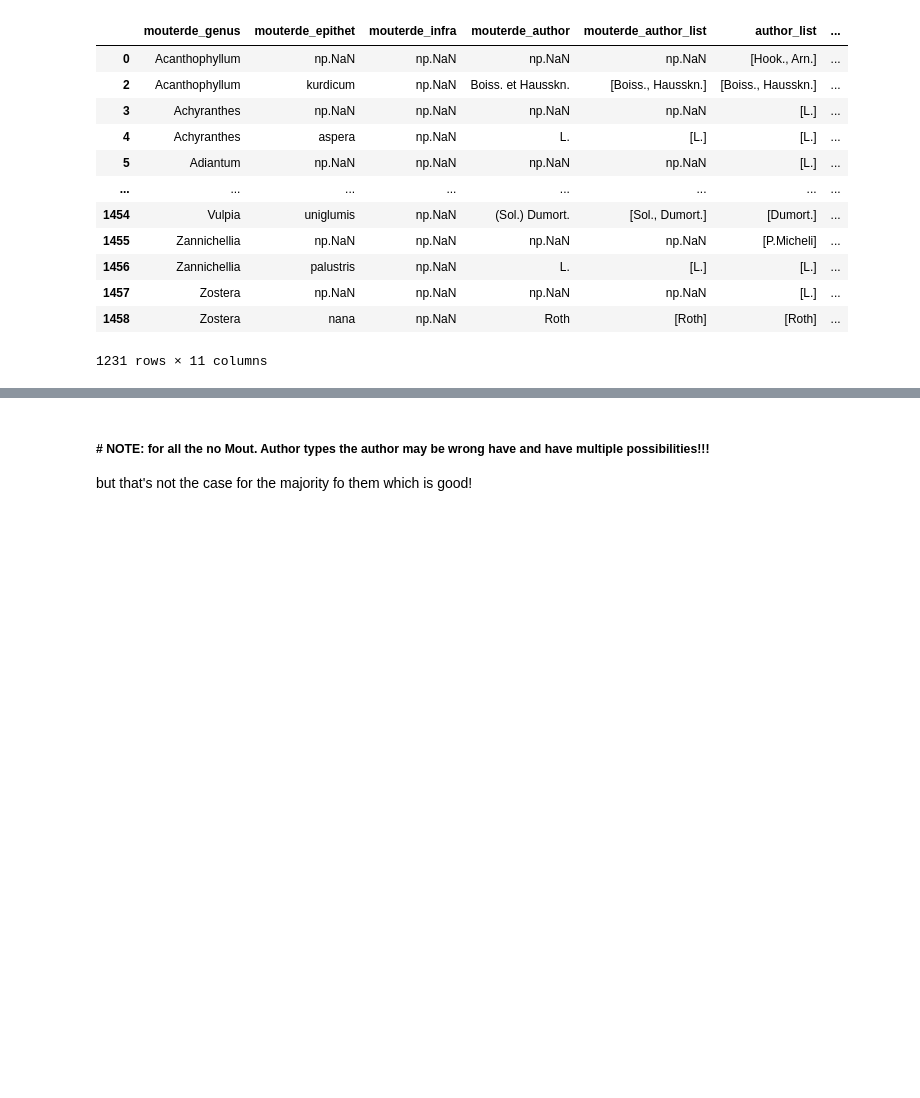
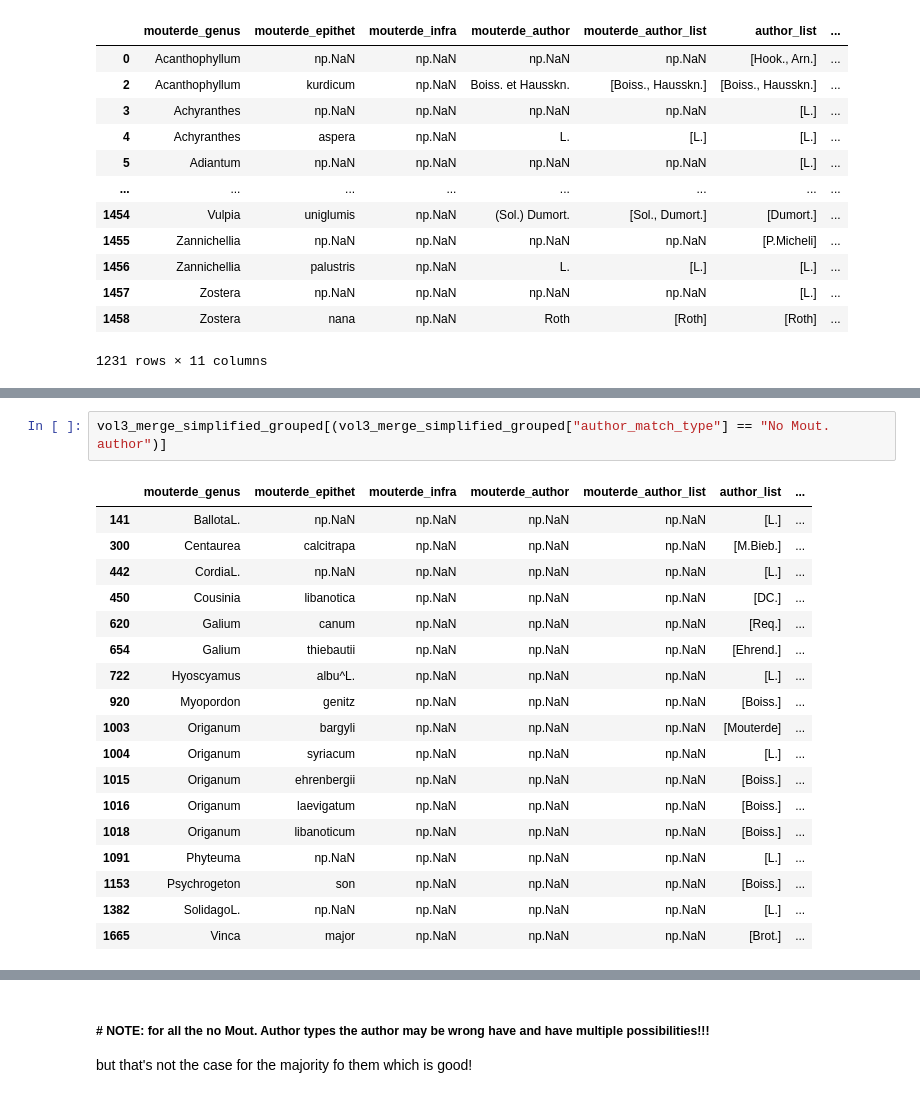
Before and after one commit to shidedh/UpdateFlora, a Jupyter notebook: fuzzy_code/fuzzy_match_pipeline.ipynb, the cells around one changed output, grey strips where cells are left out. Drawn from its saved outputs; the diff is of its cells as text; blank space fills up the shorter version.

```diff
--- a/fuzzy_code/fuzzy_match_pipeline.ipynb
+++ b/fuzzy_code/fuzzy_match_pipeline.ipynb
@@ -803,0 +1091,21 @@ vol1_merge_simplified[vol1_merge_simplified['author_match_type'] == 'type -1']
+# %%
+vol3_merge_simplified_grouped[(vol3_merge_simplified_grouped["author_match_type"] == "No Mout. author")]
+# %% [output]
+|  | mouterde_genus | mouterde_epithet | mouterde_infra | mouterde_author | mouterde_author_list | author_list | ... |
+| 141 | BallotaL. | np.NaN | np.NaN | np.NaN | np.NaN | [L.] | ... |
+| 300 | Centaurea | calcitrapa | np.NaN | np.NaN | np.NaN | [M.Bieb.] | ... |
+| 442 | CordiaL. | np.NaN | np.NaN | np.NaN | np.NaN | [L.] | ... |
+| 450 | Cousinia | libanotica | np.NaN | np.NaN | np.NaN | [DC.] | ... |
+| 620 | Galium | canum | np.NaN | np.NaN | np.NaN | [Req.] | ... |
+| 654 | Galium | thiebautii | np.NaN | np.NaN | np.NaN | [Ehrend.] | ... |
+| 722 | Hyoscyamus | albu^L. | np.NaN | np.NaN | np.NaN | [L.] | ... |
+| 920 | Myopordon | genitz | np.NaN | np.NaN | np.NaN | [Boiss.] | ... |
+| 1003 | Origanum | bargyli | np.NaN | np.NaN | np.NaN | [Mouterde] | ... |
+| 1004 | Origanum | syriacum | np.NaN | np.NaN | np.NaN | [L.] | ... |
+| 1015 | Origanum | ehrenbergii | np.NaN | np.NaN | np.NaN | [Boiss.] | ... |
+| 1016 | Origanum | laevigatum | np.NaN | np.NaN | np.NaN | [Boiss.] | ... |
+| 1018 | Origanum | libanoticum | np.NaN | np.NaN | np.NaN | [Boiss.] | ... |
+| 1091 | Phyteuma | np.NaN | np.NaN | np.NaN | np.NaN | [L.] | ... |
+| 1153 | Psychrogeton | son | np.NaN | np.NaN | np.NaN | [Boiss.] | ... |
+| 1382 | SolidagoL. | np.NaN | np.NaN | np.NaN | np.NaN | [L.] | ... |
+| 1665 | Vinca | major | np.NaN | np.NaN | np.NaN | [Brot.] | ... |
```
Also changed, not shown: parts of 43 cells of this notebook.
